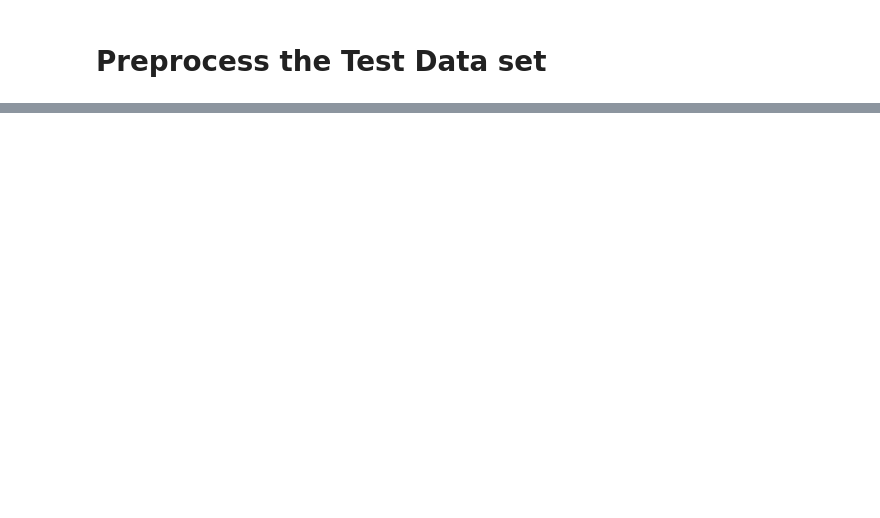
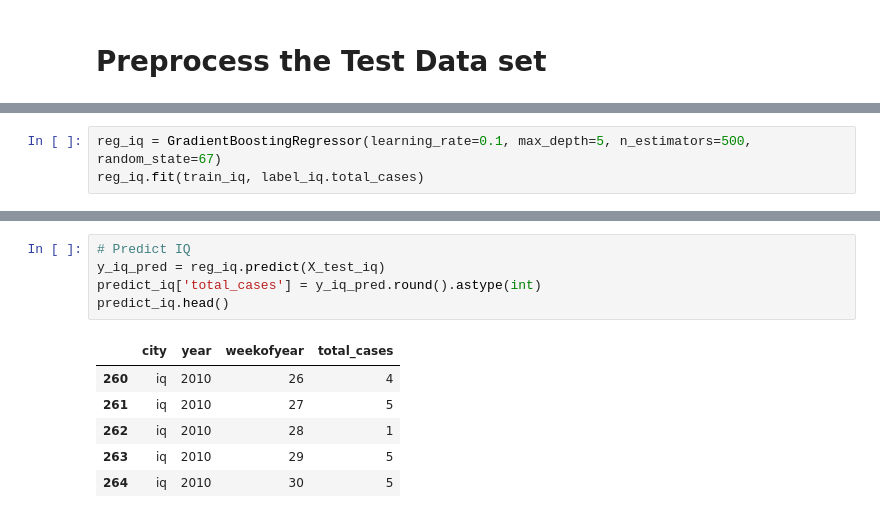
Before and after one commit to dulajdilshan/DengAI, a Jupyter notebook: DengAI_test_code1.ipynb, the cells around one changed output, grey strips where cells are left out. Drawn from its saved outputs; the diff is of its cells as text; blank space fills up the shorter version.

```diff
--- a/DengAI_test_code1.ipynb
+++ b/DengAI_test_code1.ipynb
@@ -360,0 +391,3 @@ def submission(pred):
+# %%
+reg_iq = GradientBoostingRegressor(learning_rate=0.1, max_depth=5, n_estimators=500, random_state=67)
+reg_iq.fit(train_iq, label_iq.total_cases)
@@ -360,0 +416,12 @@ def submission(pred):
+# %%
+# Predict IQ
+y_iq_pred = reg_iq.predict(X_test_iq)
+predict_iq['total_cases'] = y_iq_pred.round().astype(int)
+predict_iq.head()
+# %% [output]
+|  | city | year | weekofyear | total_cases |
+| 260 | iq | 2010 | 26 | 4 |
+| 261 | iq | 2010 | 27 | 5 |
+| 262 | iq | 2010 | 28 | 1 |
+| 263 | iq | 2010 | 29 | 5 |
+| 264 | iq | 2010 | 30 | 5 |
```
Also changed, not shown: parts of 67 cells of this notebook.
